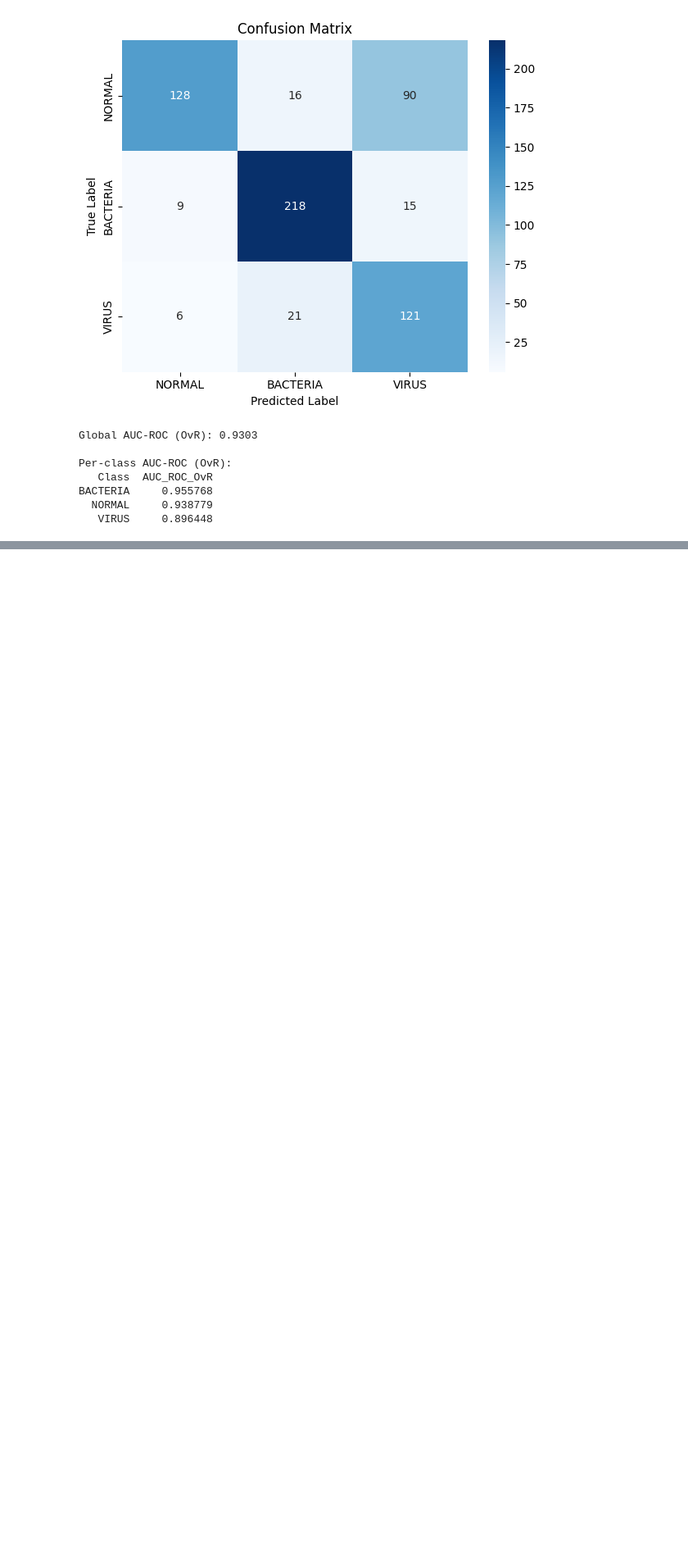
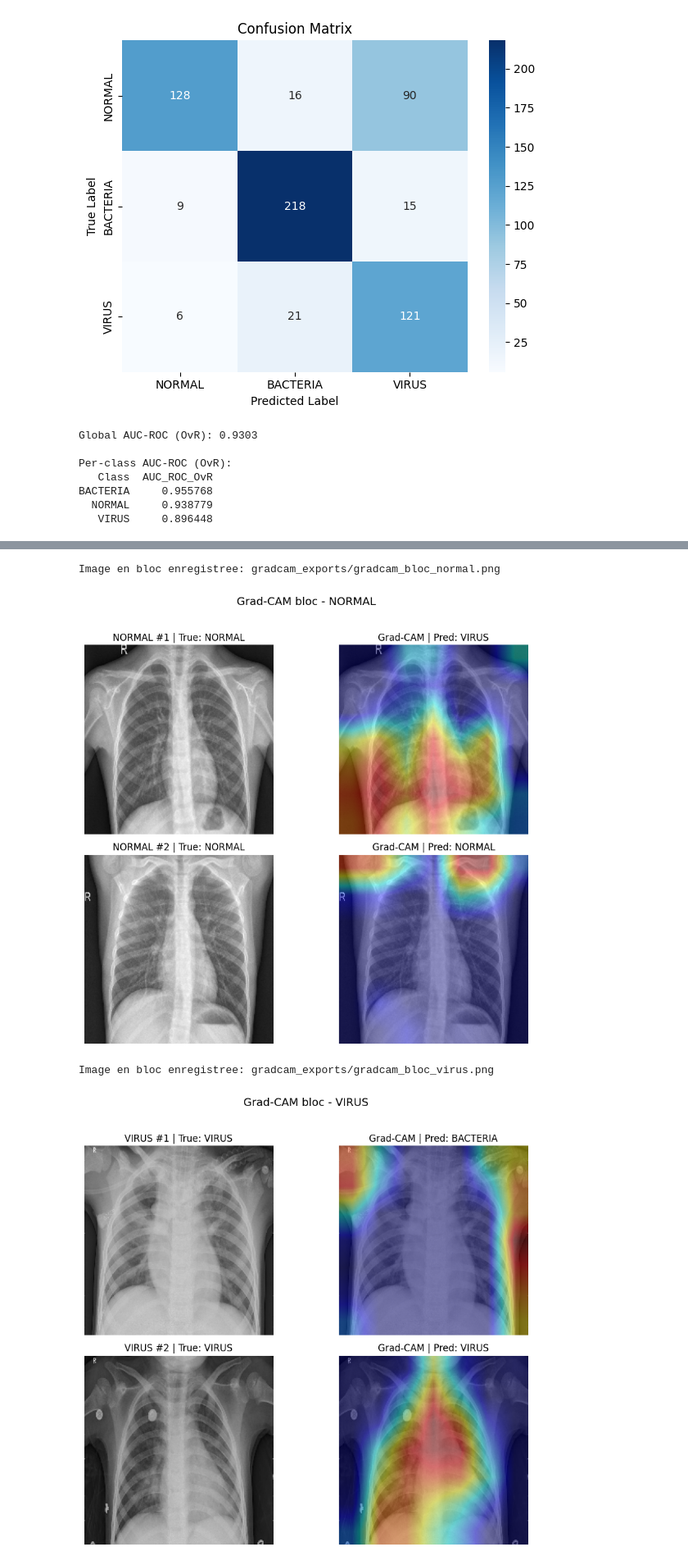
Before and after one commit to Larissa574/Pneumonia-Detection-Cnn, a Jupyter notebook: pneumonia-detection-using-cnn.ipynb, the cells around one changed output, grey strips where cells are left out. Shown at 82% size. Cells and saved outputs as stored; diff of their text form; code cells hidden in the pictures; blank space fills up the shorter version.

Commit message:
feat: implement Grad-CAM heatmaps for all 3 classes with clinical analysis

```diff
--- a/pneumonia-detection-using-cnn.ipynb
+++ b/pneumonia-detection-using-cnn.ipynb
@@ -611,3 +611,7 @@ Per-class AUC-ROC (OvR):
 BACTERIA     0.955768
   NORMAL     0.938779
    VIRUS     0.896448
+# %%
+# Afficher les 5 dernières couches d'EfficientNet
+for layer in best_model.layers[3].layers[-5:]:
+    print(layer.name, layer.output.shape)
@@ -613,0 +802,72 @@ BACTERIA     0.955768
+# %%
+import os
+
+# Visualisation ciblee: NORMAL et VIRUS
+target_classes = ["NORMAL", "VIRUS"]
+n_per_class = 2  # nombre d'exemples par classe
+save_dir = "gradcam_exports"
+os.makedirs(save_dir, exist_ok=True)
+
+# Verifier que la cellule Grad-CAM precedente a bien ete executee
+required = ["make_gradcam_heatmap", "overlay_gradcam", "best_model", "test_ds", "class_names"]
+missing = [name for name in required if name not in globals()]
+if missing:
+    raise RuntimeError(
+        "Execute d'abord la cellule 50 (Grad-CAM), il manque: " + ", ".join(missing)
+    )
+
+class_to_idx = {name: idx for idx, name in enumerate(class_names)}
+target_indices = [class_to_idx[name] for name in target_classes]
+
+picked = {idx: [] for idx in target_indices}
+
+for images, labels in test_ds:
+    labels_np = labels.numpy()
+    for i in range(images.shape[0]):
+        label_idx = int(labels_np[i])
+        if label_idx in picked and len(picked[label_idx]) < n_per_class:
+            picked[label_idx].append((images[i], label_idx))
+
+    if all(len(picked[idx]) >= n_per_class for idx in target_indices):
+        break
+
+# Sauvegarder en bloc: 1 figure par classe, n lignes x 2 colonnes
+for target_idx in target_indices:
+    target_name = class_names[target_idx]
+    samples = picked[target_idx]
+
+    if len(samples) == 0:
+        print(f"Aucun exemple trouve pour {target_name}.")
+        continue
+
+    n_rows = len(samples)
+    fig, axes = plt.subplots(n_rows, 2, figsize=(10, 4 * n_rows))
+    if n_rows == 1:
+        axes = np.expand_dims(axes, axis=0)
+
+    for row, (img_tensor, true_idx) in enumerate(samples):
+        img_array = tf.expand_dims(img_tensor, axis=0)
+        heatmap, pred_idx = make_gradcam_heatmap(img_array, best_model)
+        superimposed_img = overlay_gradcam(img_array, heatmap)
+
+        axes[row, 0].imshow(img_tensor.numpy().astype(np.uint8))
+        axes[row, 0].set_title(f"{target_name} #{row + 1} | True: {class_names[true_idx]}")
+        axes[row, 0].axis("off")
+
+        axes[row, 1].imshow(superimposed_img)
+        axes[row, 1].set_title(f"Grad-CAM | Pred: {class_names[pred_idx]}")
+        axes[row, 1].axis("off")
+
+    fig.suptitle(f"Grad-CAM bloc - {target_name}", fontsize=14, y=1.02)
+    fig.tight_layout()
+
+    save_path = os.path.join(save_dir, f"gradcam_bloc_{target_name.lower()}.png")
+    fig.savefig(save_path, dpi=200, bbox_inches="tight")
+    print(f"Image en bloc enregistree: {save_path}")
+
+    plt.show()
+# %% [output]
+Image en bloc enregistree: gradcam_exports/gradcam_bloc_normal.png
+[figure, added]
+Image en bloc enregistree: gradcam_exports/gradcam_bloc_virus.png
+[figure, added]
```
Also changed, not shown: parts of 5 cells of this notebook.
